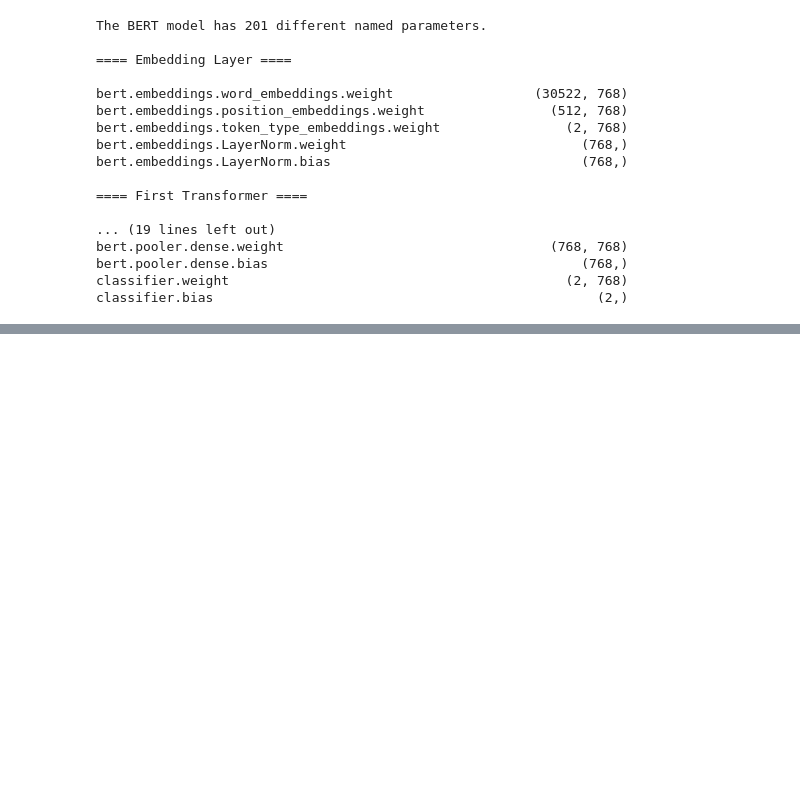
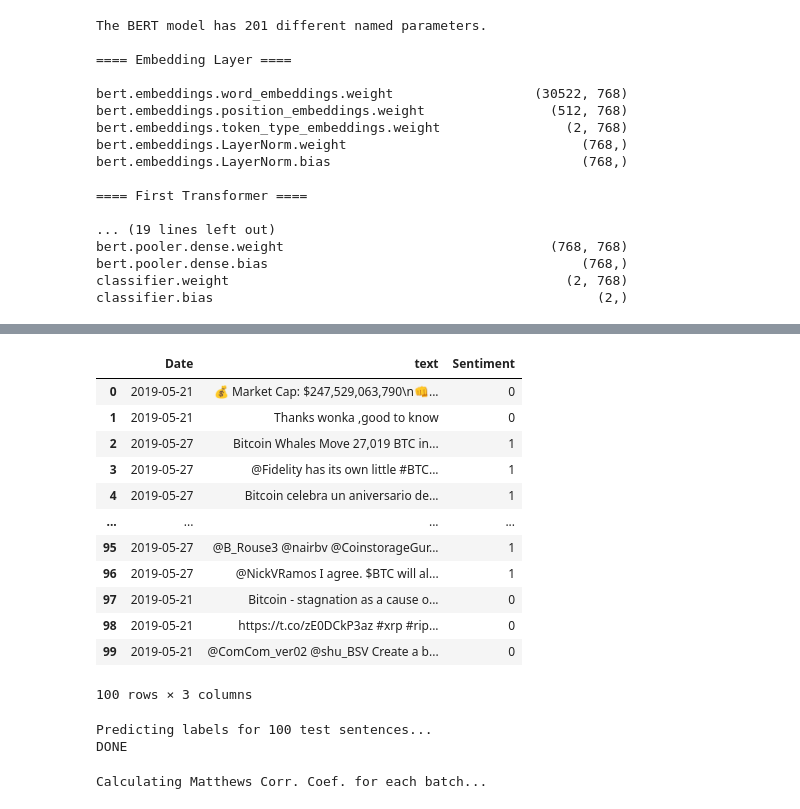
Before and after one commit to PhilipCappello/FineTuningBert, a Jupyter notebook: FineTuningBert.ipynb, the cells around one changed output, grey strips where cells are left out. Drawn from its saved outputs; the diff is of its cells as text; code cells hidden in the pictures; blank space fills up the shorter version.

Commit message:
done training for base model

```diff
--- a/FineTuningBert.ipynb
+++ b/FineTuningBert.ipynb
@@ -762,0 +623,21 @@ plt.show()
+# %%
+dfsample = pd.read_csv('CSVFiles/training-data-positive-negative.csv')
+encoded_label = {'Negative': 0, 'Positive': 1}
+dfsample['Sentiment'] = dfsample['Sentiment'].map(encoded_label)
+dfsample = dfsample.drop(['Unnamed: 0'], axis=1)
+dfsample = dfsample.sample(n=100, ignore_index=True)
+dfsample
+# %% [output]
+|  | Date | text | Sentiment |
+| 0 | 2019-05-21 | 💰 Market Cap: $247,529,063,790\n👊... | 0 |
+| 1 | 2019-05-21 | Thanks wonka ,good to know | 0 |
+| 2 | 2019-05-27 | Bitcoin Whales Move 27,019 BTC in... | 1 |
+| 3 | 2019-05-27 | @Fidelity has its own little #BTC... | 1 |
+| 4 | 2019-05-27 | Bitcoin celebra un aniversario de... | 1 |
+| ... | ... | ... | ... |
+| 95 | 2019-05-27 | @B_Rouse3 @nairbv @CoinstorageGur... | 1 |
+| 96 | 2019-05-27 | @NickVRamos I agree. $BTC will al... | 1 |
+| 97 | 2019-05-21 | Bitcoin - stagnation as a cause o... | 0 |
+| 98 | 2019-05-21 | https://t.co/zE0DCkP3az #xrp #rip... | 0 |
+| 99 | 2019-05-21 | @ComCom_ver02 @shu_BSV Create a b... | 0 |
+100 rows × 3 columns
@@ -762,0 +678,56 @@ plt.show()
+# %%
+# evaluate on our test set
+print('Predicting labels for {:,} test sentences...'.format(len(input_ids)))
+
+# put model in evaluation mode
+model.eval()
+
+# variables for tracking labels
+predictions, true_labels = [], []
+
+for batch in prediction_dataloader:
+    # add batch to GPU
+    batch = tuple(t.to(device) for t in batch)
+
+    # unpack inputs from dataloader
+    b_input_ids, b_input_mask, b_labels = batch
+
+    # tell model to not compute/store gradients
+    # saves memory and speeds up transaction
+    with torch.no_grad():
+        # forward pass
+        result = model(b_input_ids,
+                      token_type_ids=None,
+                      attention_mask = b_input_mask,
+                      return_dict=True)
+
+    logits = result.logits
+    # move logits and labels to CPU
+    logits = logits.detach().cpu().numpy()
+    label_ids = b_labels.to('cpu').numpy()
+
+    predictions.append(logits)
+    true_labels.append(label_ids)
+
+print('DONE')
+# %% [output]
+Predicting labels for 100 test sentences...
+DONE
+# %%
+from sklearn.metrics import matthews_corrcoef
+
+matthews_set = []
+
+# Evaluate each test batch using Matthew's correlation coefficient
+print('Calculating Matthews Corr. Coef. for each batch...')
+
+for i in range(len(true_labels)):
+    # The predictions for this batch are a 2-column ndarray (one column for "0"
+    # and one column for "1"). Pick the label with the highest value and turn this
+    # in to a list of 0s and 1s.
+    pred_labels_i = np.argmax(predictions[i], axis=1).flatten()
+
+    matthews = matthews_corrcoef(true_labels[i], pred_labels_i)
+    matthews_set.append(matthews)
+# %% [output]
+Calculating Matthews Corr. Coef. for each batch...
```
Also changed, not shown: parts of 17 cells of this notebook, 7 other files.
